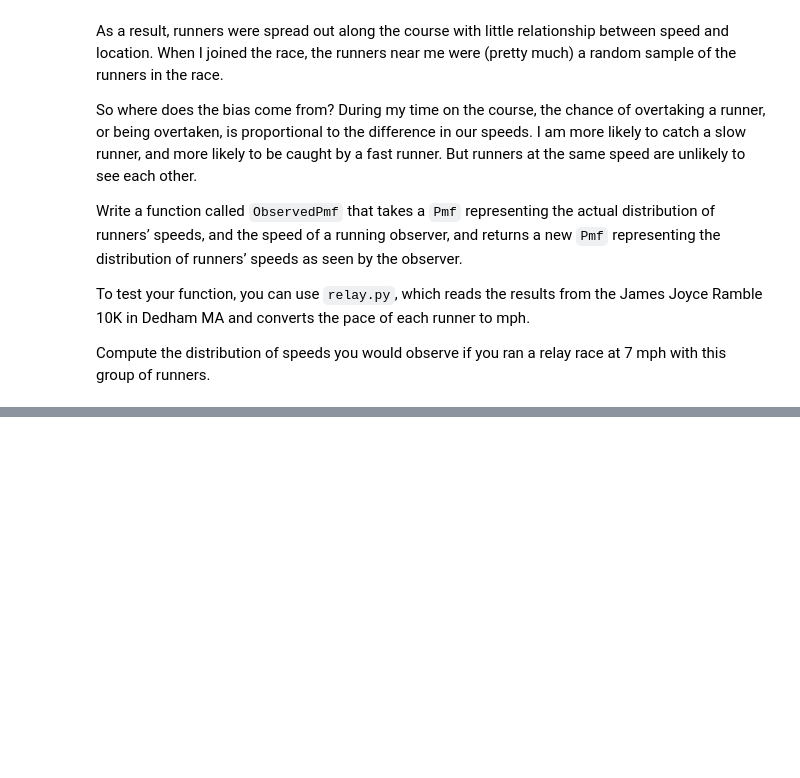
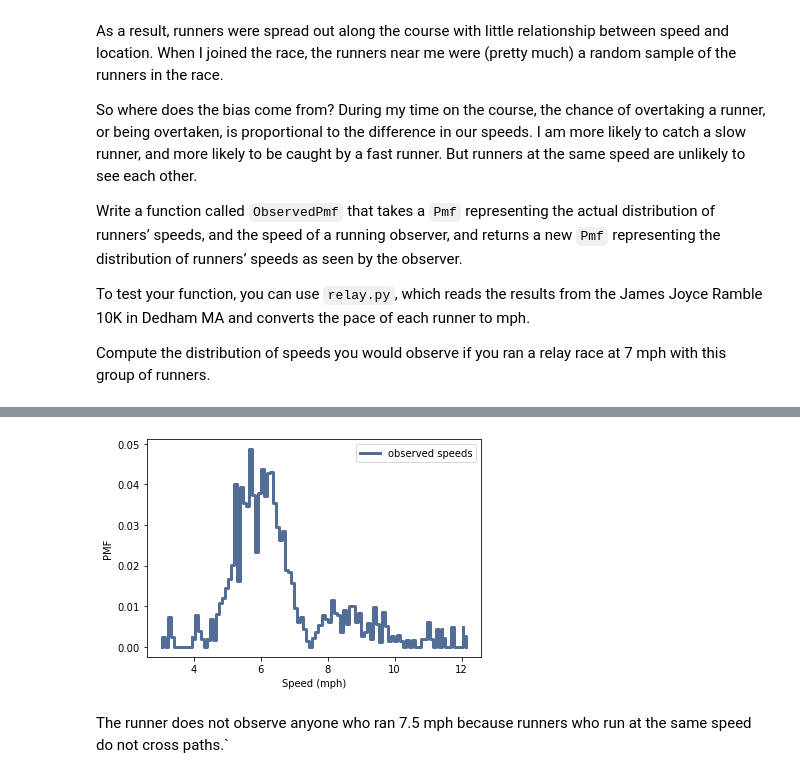
Before and after one commit to Morgan-Sell/ThinkStats2, a Jupyter notebook: code/chap03ex.ipynb, the cells around one changed output, grey strips where cells are left out. Cells and saved outputs as stored; diff of their text form; code cells hidden in the pictures; blank space fills up the shorter version.

```diff
--- a/code/chap03ex.ipynb
+++ b/code/chap03ex.ipynb
@@ -462,0 +497,21 @@ thinkplot.Config(xlabel='Speed (mph)', ylabel='PMF')
+# %%
+# Solution goes here
+def ObservedPmf(pmf, obs_speed):
+    """
+    Transforms the distribution from actual to observed.
+    """
+    new_pmf = pmf.Copy(label='observed speeds')
+    for val in new_pmf.Values():
+        diff = abs(val - obs_speed)
+        new_pmf.Mult(val, diff)
+    new_pmf.Normalize()
+    return new_pmf
+# %%
+# Solution goes here
+new_pmf = ObservedPmf(pmf, 7.5)
+thinkplot.Pmf(new_pmf)
+thinkplot.Config(xlabel='Speed (mph)', ylabel='PMF')
+# %% [output]
+[figure, added]
+# %% [markdown]
+The runner does not observe anyone who ran 7.5 mph because runners who run at the same speed do not cross paths.`
```
Also changed, not shown: parts of 10 cells of this notebook.
